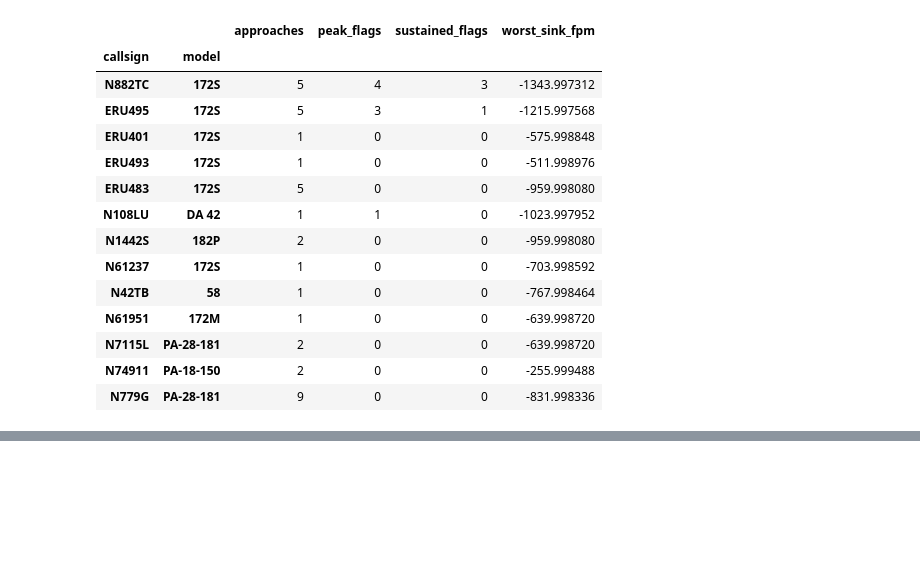
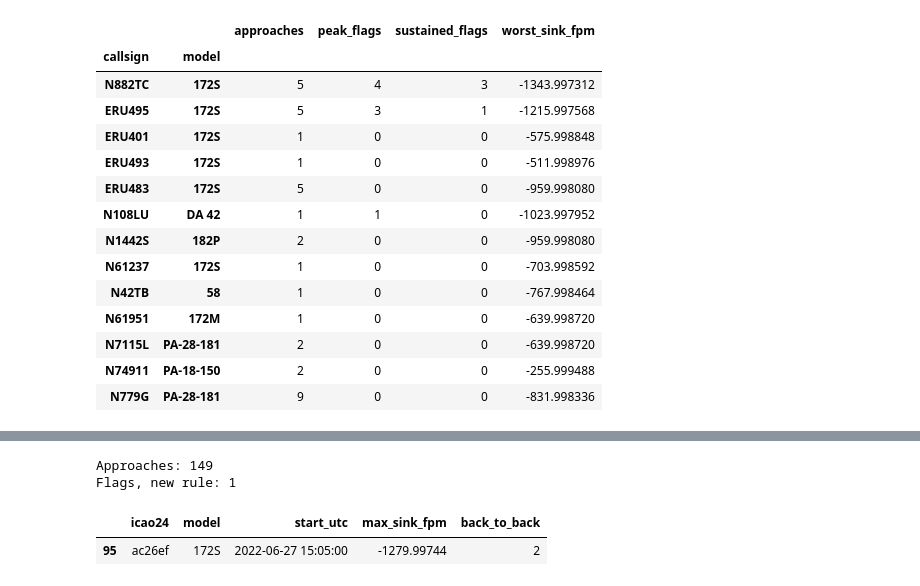
Before and after one commit to samsuseelan/ga-unstable-approach-warning, a Jupyter notebook: stable_approach_check.ipynb, the cells around one changed output, grey strips where cells are left out. Cells and saved outputs as stored; diff of their text form; code cells hidden in the pictures; blank space fills up the shorter version.

```diff
--- a/stable_approach_check.ipynb
+++ b/stable_approach_check.ipynb
@@ -509,0 +633,51 @@ per_type.sort_values("sustained_flags", ascending=False)
+# %%
+def find_approaches_v2(df):
+    """Clean one track, cut approaches, count back-to-back high sink reports above 100 ft."""
+    df = df.sort_values("time")
+    frozen = (
+        (df["alt_ft"] == df["alt_ft"].shift()) &
+        (df["speed_kt"] == df["speed_kt"].shift()) &
+        (df["vs_fpm"] == df["vs_fpm"].shift())
+    )
+    df = df[~frozen].copy()
+
+    df["descending"] = (df["vs_fpm"] < -100) & (df["alt_ft"] < 700)
+    starts = df["descending"] & ~df["descending"].shift(fill_value=False)
+    df["approach_id"] = starts.cumsum()
+    descents = df[df["descending"]].copy()
+
+    # High sink, ignoring the last 100 ft before touchdown
+    descents["high"] = (descents["vs_fpm"] < -1000) & (descents["alt_ft"] > 100)
+
+    # True when this report and the one 10 seconds before are both high
+    prev_high = descents.groupby("approach_id")["high"].shift(fill_value=False)
+    gap_ok = descents["time"].diff() <= 15
+    descents["back_to_back"] = descents["high"] & prev_high & gap_ok
+
+    table = descents.groupby("approach_id").agg(
+        points=("time", "count"),
+        start_utc=("time", "min"),
+        max_sink_fpm=("vs_fpm", "min"),
+        back_to_back=("back_to_back", "sum"),
+    )
+    return table[table["points"] >= 3]
+
+
+v2_tables = []
+for plane_id in pattern_ids:
+    table = find_approaches_v2(day[day["icao24"] == plane_id])
+    table["icao24"] = plane_id
+    v2_tables.append(table)
+
+v2 = pd.concat(v2_tables).reset_index().merge(aircraft, on="icao24", how="left")
+v2["flag"] = v2["back_to_back"] >= 1
+v2["start_utc"] = pd.to_datetime(v2["start_utc"], unit="s")
+
+print("Approaches:", len(v2))
+print("Flags, new rule:", v2["flag"].sum())
+v2[v2["flag"]][["icao24", "model", "start_utc", "max_sink_fpm", "back_to_back"]]
+# %% [output]
+Approaches: 149
+Flags, new rule: 1
+|  | icao24 | model | start_utc | max_sink_fpm | back_to_back |
+| 95 | ac26ef | 172S | 2022-06-27 15:05:00 | -1279.99744 | 2 |
```
Also changed, not shown: parts of 3 cells of this notebook.
